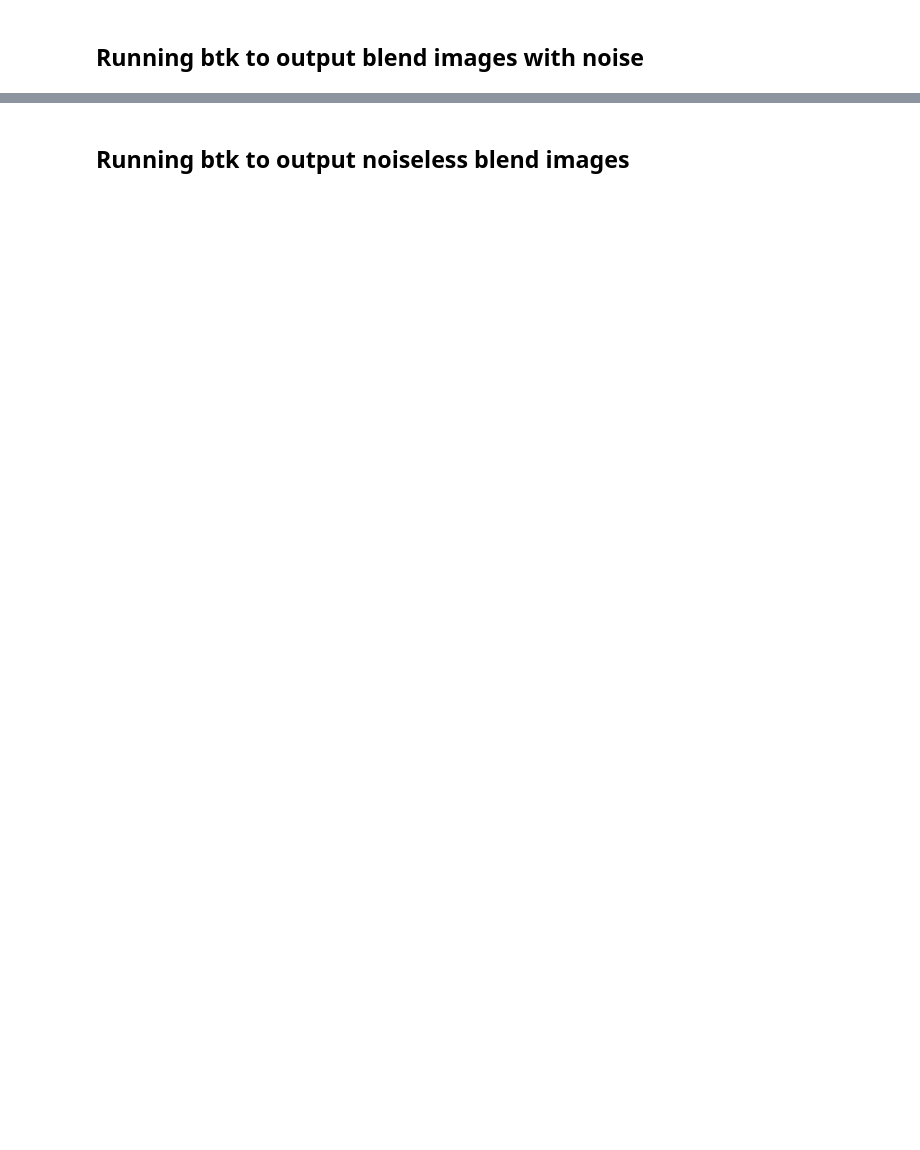
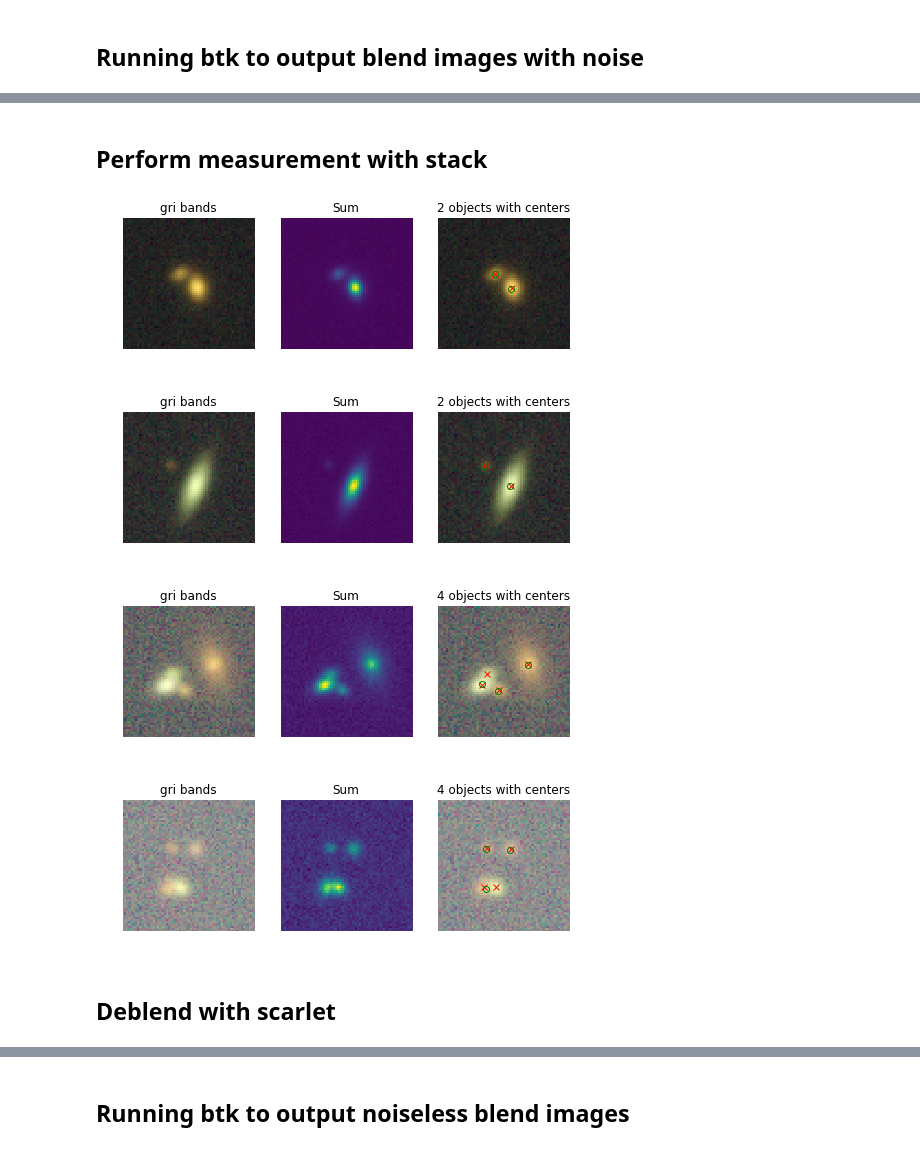
Before and after one commit to LSSTDESC/BlendingToolKit, a Jupyter notebook: notebooks/run_basic.ipynb, the cells around one changed output, grey strips where cells are left out. Drawn from its saved outputs; the diff is of its cells as text; code cells hidden in the pictures; blank space fills up the shorter version.

Commit message:
measure.py runs for basic stack and scarlet in utils

```diff
--- a/notebooks/run_basic.ipynb
+++ b/notebooks/run_basic.ipynb
@@ -155,0 +137,20 @@ plot_with_isolated(param, blend_images, isolated_images,blend_list, limits=(30,9
+# %% [markdown]
+## Perform measurement with stack
+# %%
+
+meas_params = btk.utils.Stack_params()
+meas_generator = btk.measure.generate(meas_params, draw_blend_generator)
+output, _, cat=next(meas_generator)
+
+blend_images = output['blend_images']
+isolated_images = output['isolated_images']
+blend_list = output['blend_list']
+centers = [np.array([cat[i]['base_NaiveCentroid_x'], cat[i]['base_NaiveCentroid_y']]).T for i in range(len(cat))]
+plot_blends(param, blend_images, blend_list, centers,limits=(30,90))
+# %% [output]
+[figure, added]
+[figure, added]
+[figure, added]
+[figure, added]
+# %% [markdown]
+## Deblend with scarlet
```
Also changed, not shown: parts of 10 cells of this notebook, 2 other files.
